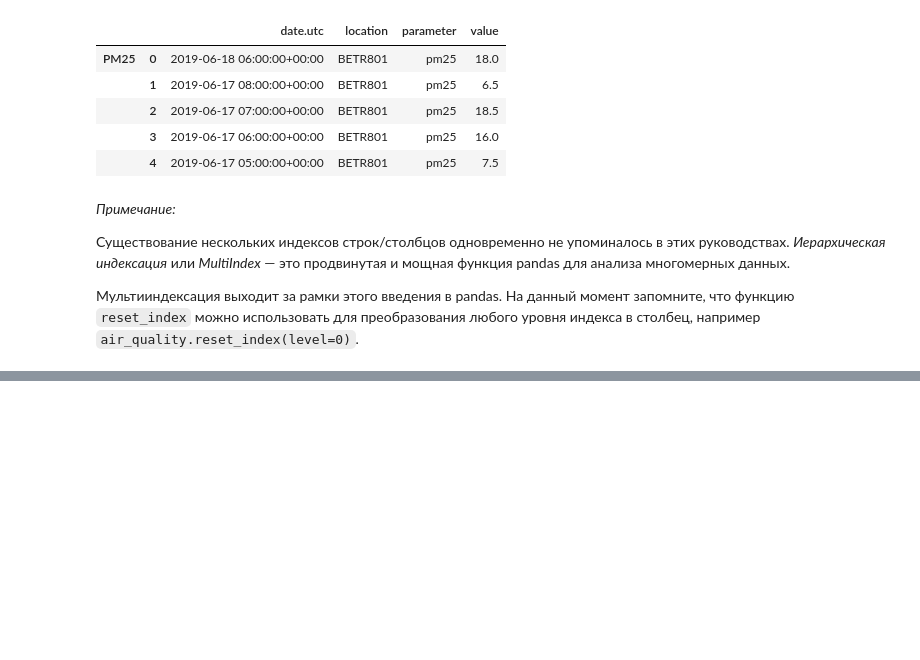
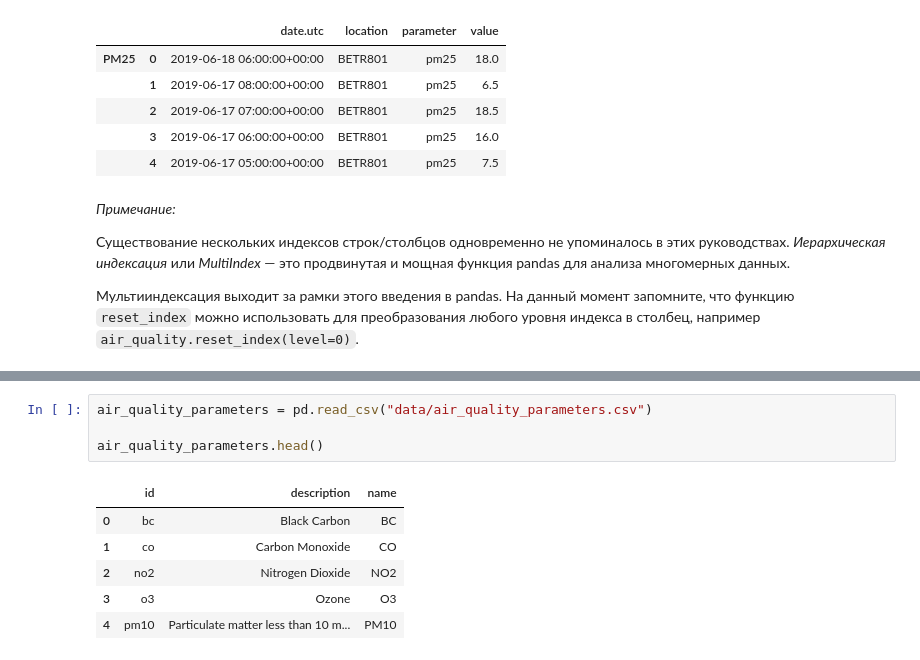
Before and after one commit to alexande-popov/pandas-documentation, a Jupyter notebook: 1. Getting started/3. Getting started tutorials/08. How to combine data from multiple tables.ipynb, the cells around one changed output, grey strips where cells are left out. Saved outputs shown, nothing was run; the diff lists cells and outputs as text; blank space fills up the shorter version.

```diff
--- a/1. Getting started/3. Getting started tutorials/08. How to combine data from multiple tables.ipynb
+++ b/1. Getting started/3. Getting started tutorials/08. How to combine data from multiple tables.ipynb
@@ -110,0 +166,11 @@ air_quality_.head()
+# %%
+air_quality_parameters = pd.read_csv("data/air_quality_parameters.csv")
+
+air_quality_parameters.head()
+# %% [output]
+|  | id | description | name |
+| 0 | bc | Black Carbon | BC |
+| 1 | co | Carbon Monoxide | CO |
+| 2 | no2 | Nitrogen Dioxide | NO2 |
+| 3 | o3 | Ozone | O3 |
+| 4 | pm10 | Particulate matter less than 10 m... | PM10 |
```
Also changed, not shown: parts of 9 cells of this notebook.
